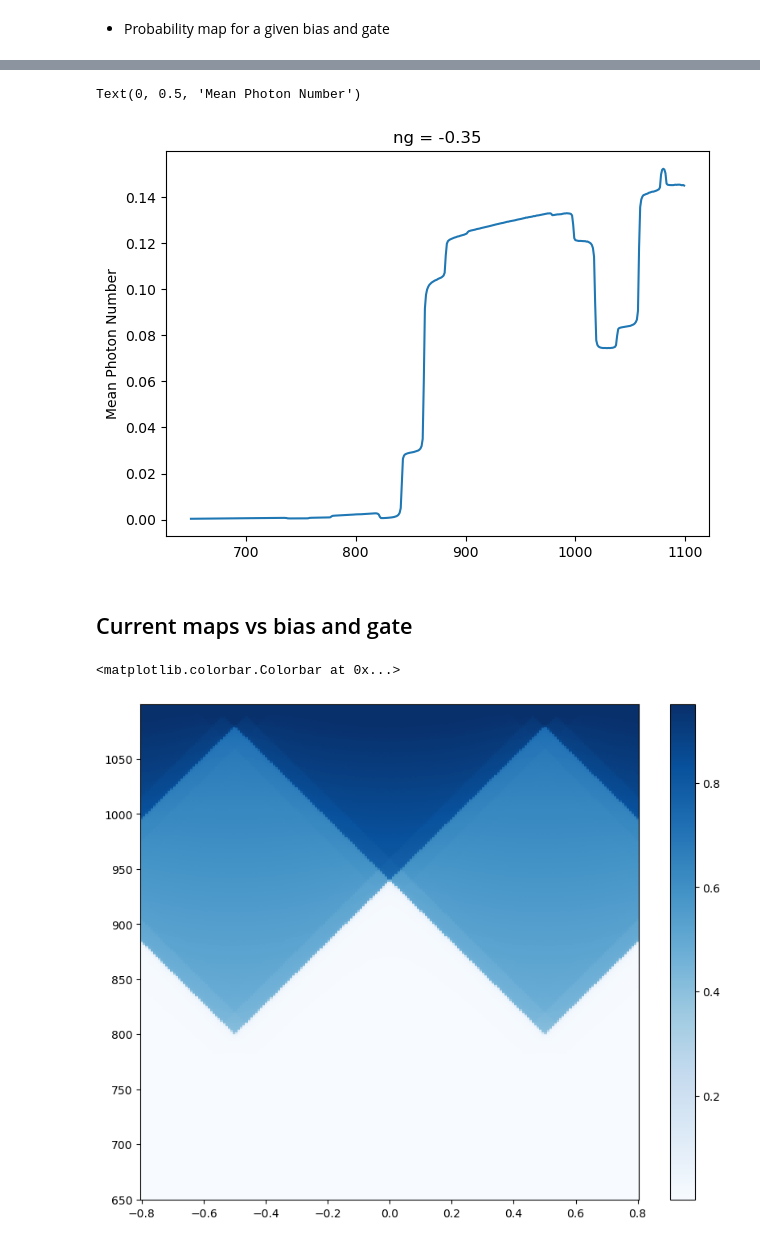
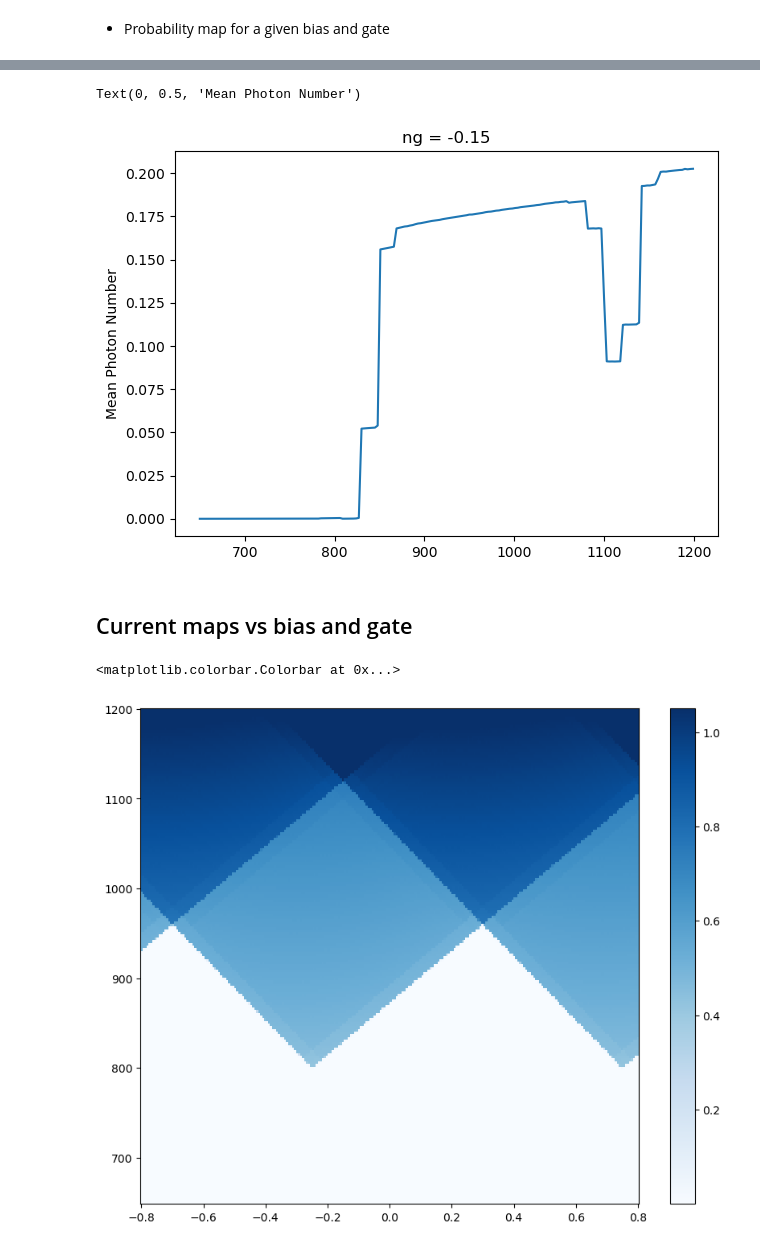
Before and after one commit to OgisT/RateEquations, a Jupyter notebook: RateEqs.ipynb, the cells around one changed output, grey strips where cells are left out. Cells and saved outputs as stored; diff of their text form; code cells hidden in the pictures.

```diff
--- a/RateEqs.ipynb
+++ b/RateEqs.ipynb
@@ -1162,7 +1180,7 @@ axvline(4*200 + 2*Ec - 2*c.h*f/c.e*1e6)
 # %% [markdown]
 ## P($n_e$, $n_{ph}$) master equation
 # %%
-dyn = 1e-1
+dyn = 1e-2
 deltaAl = 200
 Ts = 0.05
 Tn = 0.05
@@ -1171,10 +1189,10 @@ SISISparams = (dyn, deltaAl, Tn, Ts)
 # %%
 %%time
 maxe = 3200
-de = 0.01
+de = 0.025
 vn = arange(-20, 2*deltaAl-20, 2)
 vn2 = arange(2*deltaAl-20, 2*deltaAl+20, 0.05)
-v = r_[arange(-1600, -20, 5), vn, vn2, arange(2*deltaAl+20, 1600, 20)]
+varr = r_[arange(-1600, -20, 5), vn, vn2, arange(2*deltaAl+20, 1600, 20)]
 ratearr = zeros_like(v, dtype = float)
 E = arange(-maxe, maxe, de, dtype=float)
 for i in range(len(v)):
@@ -1293,8 +1312,8 @@ def Gmatfixedresoptnondiag(nph1, nph2, ne, ne2, nphotontrunc):
 # %% [markdown]
 ### Creating a fixed photon number subspaces
 # %%
-v = arange(650,1100,1, float)
-ntrunc = 10
+v = arange(650,1200,2, float)
+ntrunc = 5
 eltrunc = 6
 phstates = arange(ntrunc+1)
 elstates = arange(-eltrunc, eltrunc + 1)
@@ -1305,11 +1324,11 @@ svec = zeros(len(elstates)*len(phstates))
 ϵ = 1e-3
 svec[0] = ϵ
 f = 4.811e9
-κ1 = 0.5
-κ2 = 0.5
+κ1 = 0.55
+κ2 = 0.45
 R=700e3
 #ng = 0
-nglist = linspace(-0.8,0.8, 200)
-Ec=70
+nglist = linspace(-0.8,0.8, 250)
+Ec=80
 meanphmap = zeros((len(nglist), len(v)))
 pnmmap = zeros((len(nglist), len(v), len(phstates), len(elstates)))
@@ -1394,11 +1450,12 @@ Text(0.5, 1.0, 'Mean photon number as function of gate and bias')
 # %%
-ngind = argmin(abs(nglist + 0.35))
+ngind = argmin(abs(nglist + 0.15))
 plot(v, meanphmap[ngind,:])
 title(f'ng = {nglist[ngind]:.2f}')
 ylabel('Mean Photon Number')
+#ylim(0.12,0.14)
 # %% [output]
 Text(0, 0.5, 'Mean Photon Number')
-[figure, old version]
+[figure, new version]
 # %% [markdown]
 ## Current maps vs bias and gate
 # %%
@@ -1413,11 +1470,11 @@ adjcurr = currt*pnmmap
 # %%
 totalcurrent = (adjcurr.sum(3)).sum(2)*c.e
 figure(figsize=(10,8))
-pcolormesh(nglist, v, (totalcurrent).T*1e9, vmax = 0.95, cmap = 'Blues')
+pcolormesh(nglist, v, (totalcurrent).T*1e9, vmax = 1.05, cmap = 'Blues')
 colorbar()
 # %% [output]
 <matplotlib.colorbar.Colorbar at 0x...>
-[figure, old version]
+[figure, new version]
 # %%
 figure(figsize=(10,8))
 pcolormesh(nglist, v, log(gradient((totalcurrent).T*1e9, axis = 0)), cmap = 'Blues')
```
Also changed, not shown: parts of 42 cells of this notebook.
